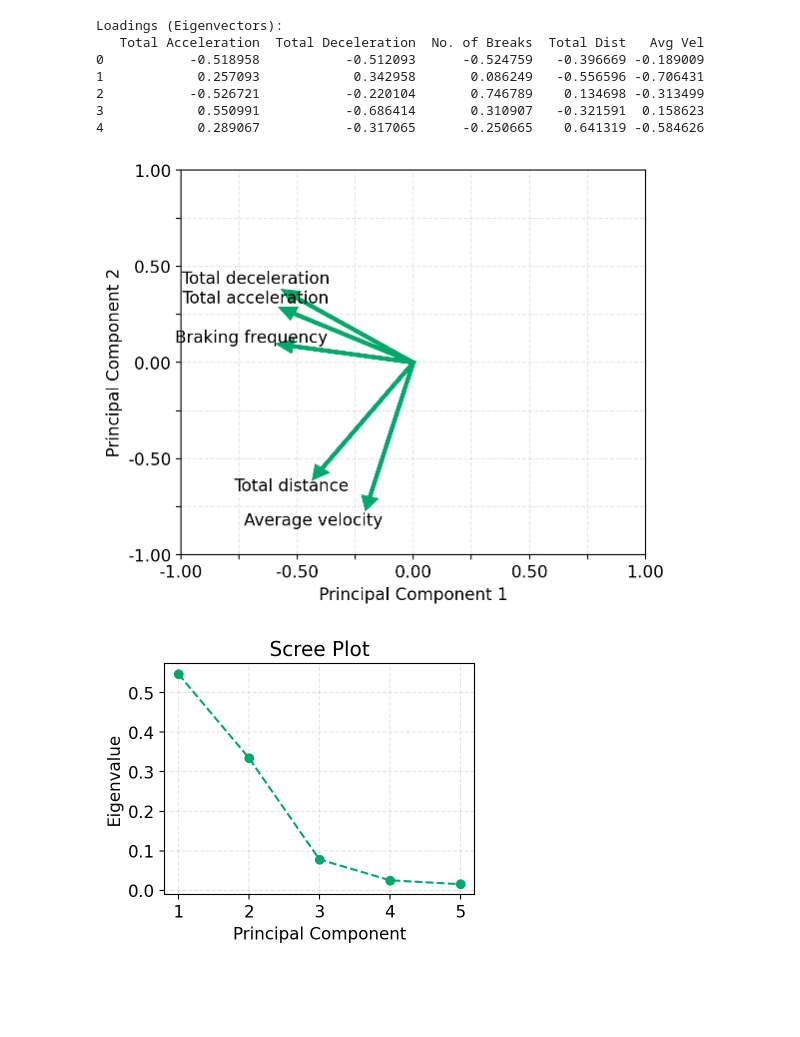
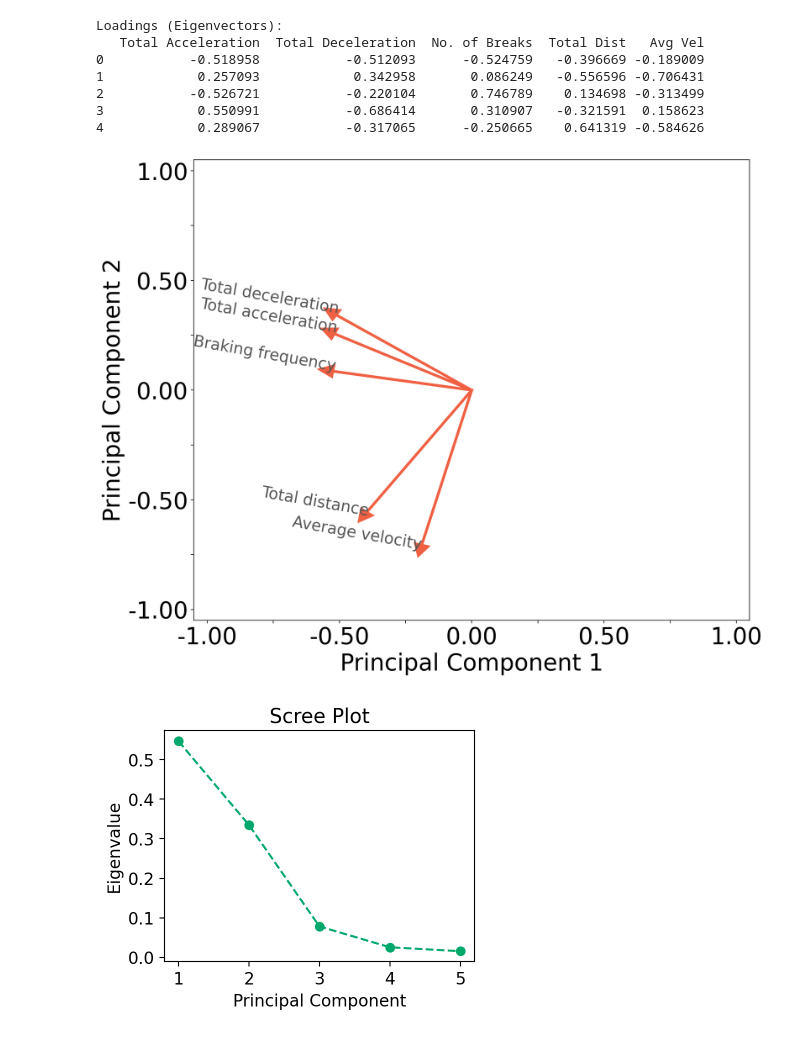
Before and after one commit to uwsunlab/EV-range-anxiety, a Jupyter notebook: misc/Velocity_calcs.ipynb, the cells around one changed output. Cells and saved outputs as stored; diff of their text form; code cells hidden in the pictures; blank space fills up the shorter version.

Commit message:
update plots and nbs

```diff
--- a/misc/Velocity_calcs.ipynb
+++ b/misc/Velocity_calcs.ipynb
@@ -44 +49,9 @@ See the caveats in the documentation: https://pandas.pydata.org/pandas-docs/stab
+# %%
+VEL_TRAIN_A1 = VEL_DATA_DIR / 'train' / 'assertive_batch1'
+VEL_TRAIN_A2 = VEL_DATA_DIR / 'train' / 'assertive_batch2'
+VEL_TRAIN_D1 = VEL_DATA_DIR / 'train' / 'defensive_batch1'
+VEL_TRAIN_D2 = VEL_DATA_DIR / 'train' / 'defensive_batch2'
+
+VEL_REF = VEL_DATA_DIR / 'reference'
+VEL_TEST = VEL_DATA_DIR / 'test'
 # %%
@@ -509,8 +522,8 @@ feature_vel_test
 | 3 | 2.384722 | 1.282870 | 6 | 16376.734694 | 19.295079 |
 # %%
 scaler = StandardScaler()
-asseralized_data = scaler.fit_transform(feature_vel)
-asseralized_data
+normalized_data = scaler.fit_transform(feature_vel)
+normalized_data
 # %% [output]
 array([[-0.04675861,  0.47436589, -0.54735777, -2.76862781, -3.07725479],
        [-0.77156299, -1.25744593, -1.13120607,  0.06176991,  1.31884591],
@@ -548,7 +561,7 @@ array([[-0.78195791, -0.79243152, -1.        ,  0.18492977,  0.6393758 ],
        [ 1.5718253 ,  1.43493169,  1.        , -1.61220506, -0.11061328]])
 # %%
 pca = PCA() ## n_components=4
-reduced_data = pca.fit_transform(asseralized_data)
+reduced_data = pca.fit_transform(normalized_data)
 # %%
 loadings_pca = pca.components_
 df_loadings = pd.DataFrame(loadings_pca, columns=['Total Acceleration', 'Total Deceleration', 'No. of Breaks', 'Total Dist', 'Avg Vel'])  ##, 'Time'
@@ -585,33 +598,32 @@ def test_vel_loads(pc_val, df_loadings, asseralized_data_cb):
 # %%
 sns.reset_orig()
 plt.rcdefaults()
-plt.rcParams['font.size'] = 12
-fig, ax = plt.subplots(figsize=(6, 5))
+plt.rcParams['font.size'] = 28
+fig, ax = plt.subplots(figsize=(12, 10))
+colors = sns.color_palette("rocket_r", 2)
 
 loadings = pca.components_.T
 df_loadings = pd.DataFrame(loadings_pca, columns=['Total acceleration', 'Total deceleration', 'Braking frequency', 'Total distance', 'Average velocity'])
 
 for i, feature in enumerate(df_loadings.columns):
-    ax.arrow(0, 0, loadings[i, 0], loadings[i, 1], head_width=0.05, head_length=0.05, fc='#00A86B', ec='#00A86B', lw = 3)
-    ax.text(loadings[i, 0] * 0.7, loadings[i, 1] * 1.20, feature, color='black', ha='right', va='baseline', fontsize=12)
+    ax.arrow(0, 0, loadings[i, 0], loadings[i, 1], head_width=0.05, head_length=0.05, fc=colors[0], ec=colors[0], lw = 3)
+    ax.text(loadings[i, 0] * 0.970, loadings[i, 1] * 1.025, feature, color="#555555", ha='right', va='baseline', fontsize=19, rotation = -10)
 
-ax.set_xlim(-1, 1)
-ax.set_ylim(-1, 1)
+ax.set_xlim(-1.05, 1.05)
+ax.set_ylim(-1.05, 1.05)
 ax.set_xlabel('Principal Component 1')
 ax.set_ylabel('Principal Component 2')
 # ax.set_title('PCA Loading Plot')
 ticks = np.arange(-1, 1.1, 0.25)
 ax.set_xticks(ticks)
 ax.set_yticks(ticks)
 ax.set_xticklabels(['' if i % 2 != 0 else f'{tick:.2f}' for i, tick in enumerate(ticks)])
 ax.set_yticklabels(['' if i % 2 != 0 else f'{tick:.2f}' for i, tick in enumerate(ticks)])
-plt.grid(color="grey", alpha=0.2, linestyle="--")
-plt.gca().set_axisbelow(True)
-fig.savefig('/Users/hemanthnr/Desktop/batt_patt figures/PCA_plot.svg', format='svg', dpi=2000, bbox_inches='tight')
+# fig.savefig('/Users/hemanthnr/Desktop/batt_patt figures/PCA_plot.svg', format='svg', dpi=2000, bbox_inches='tight')
 plt.show()
 plt.close()
 # %% [output]
-[figure, old version]
+[figure, new version]
 # %%
 explained_variance = pca.explained_variance_ratio_
 # %%
```
Also changed, not shown: parts of 16 cells of this notebook, 11 other files.
